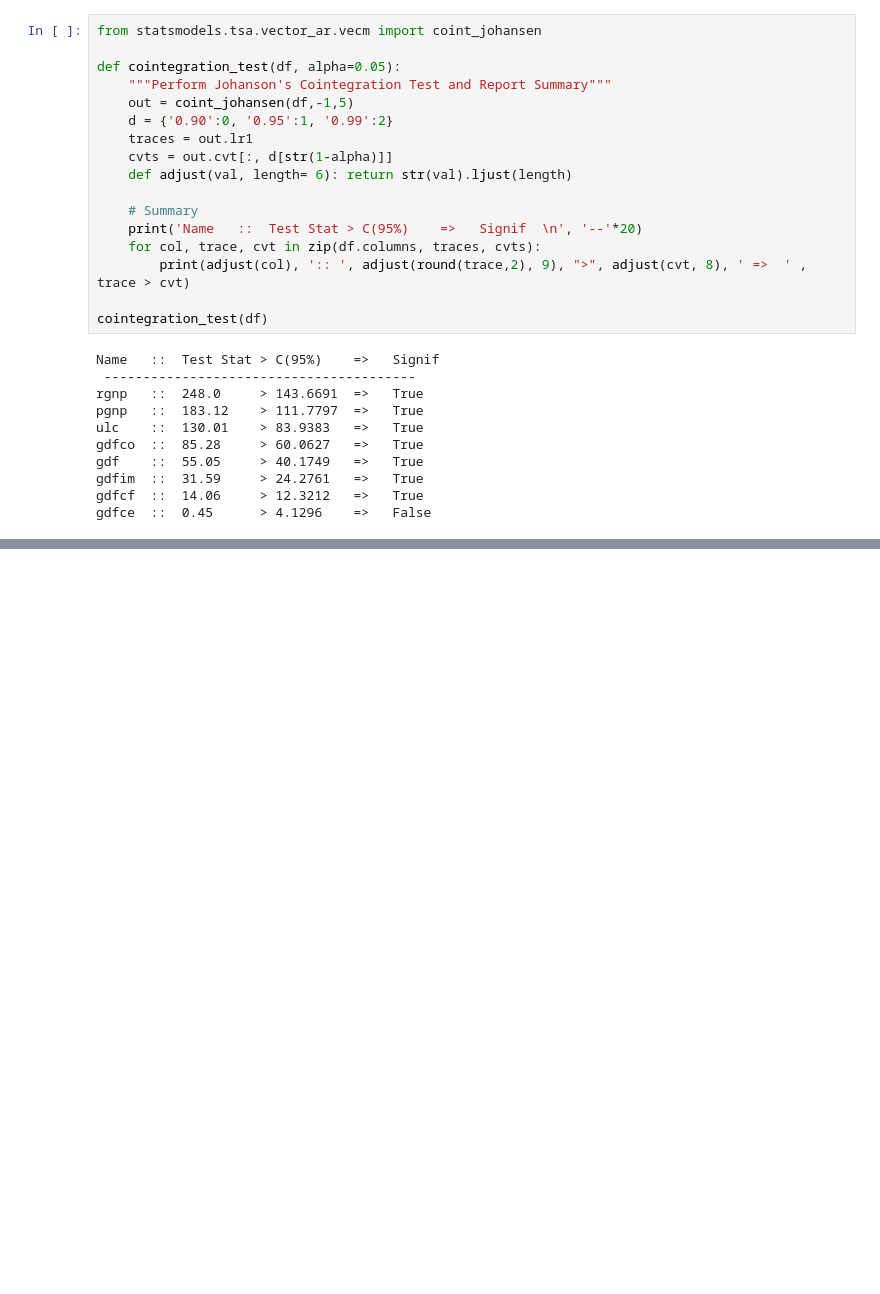
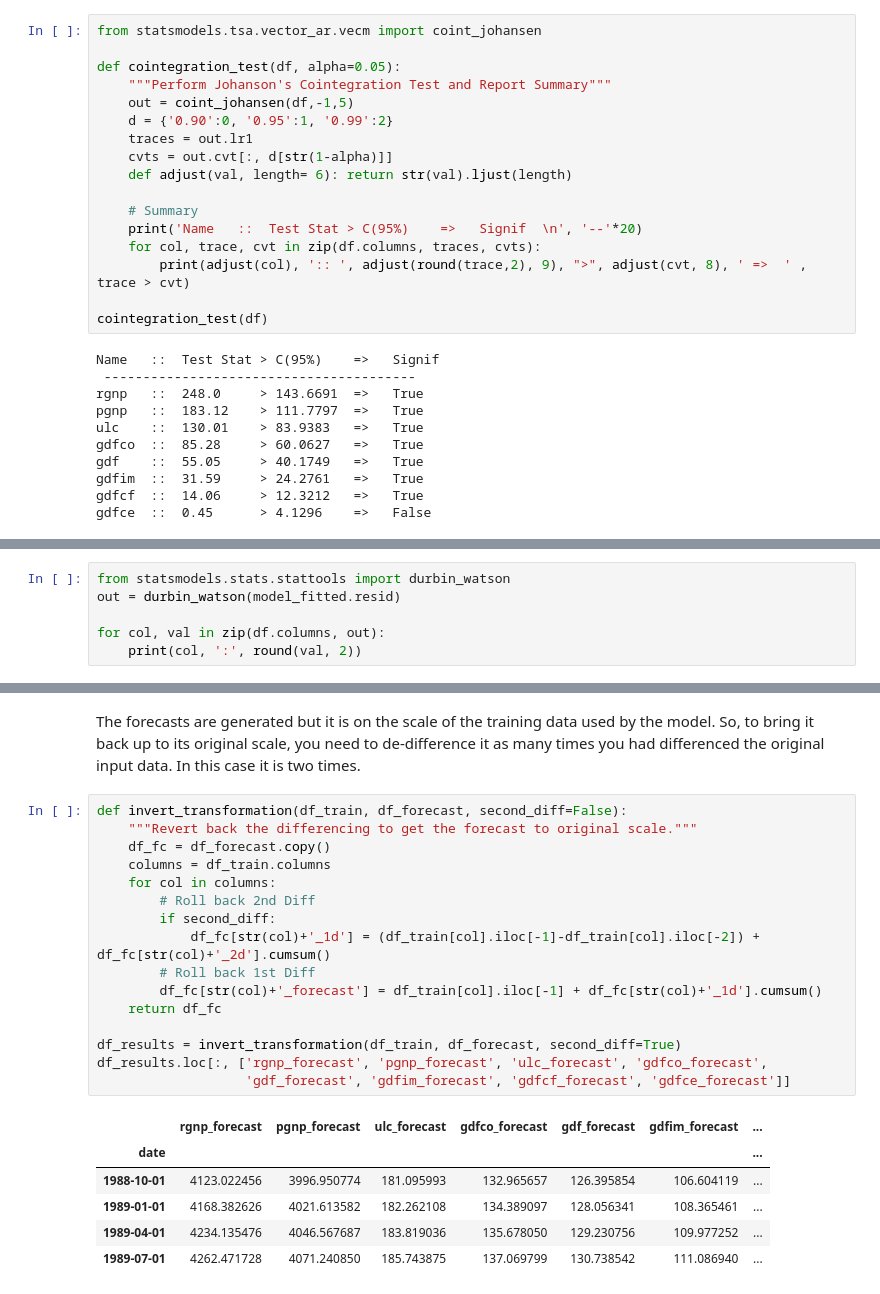
Before and after one commit to xxl4tomxu98/vector-autoregressive-model-wage-inflations, a Jupyter notebook: VAR-model.ipynb, the cells around one changed output, grey strips where cells are left out. Cells and saved outputs as stored; diff of their text form; blank space fills up the shorter version.

```diff
--- a/VAR-model.ipynb
+++ b/VAR-model.ipynb
@@ -118,0 +334,6 @@ gdfce  ::  0.45      > 4.1296    =>   False
+# %%
+from statsmodels.stats.stattools import durbin_watson
+out = durbin_watson(model_fitted.resid)
+
+for col, val in zip(df.columns, out):
+    print(col, ':', round(val, 2))
@@ -118,0 +377,25 @@ gdfce  ::  0.45      > 4.1296    =>   False
+# %% [markdown]
+The forecasts are generated but it is on the scale of the training data used by the model. So, to bring it back up to its original scale, you need to de-difference it as many times you had differenced the original input data. In this case it is two times.
+# %%
+def invert_transformation(df_train, df_forecast, second_diff=False):
+    """Revert back the differencing to get the forecast to original scale."""
+    df_fc = df_forecast.copy()
+    columns = df_train.columns
+    for col in columns:
+        # Roll back 2nd Diff
+        if second_diff:
+            df_fc[str(col)+'_1d'] = (df_train[col].iloc[-1]-df_train[col].iloc[-2]) + df_fc[str(col)+'_2d'].cumsum()
+        # Roll back 1st Diff
+        df_fc[str(col)+'_forecast'] = df_train[col].iloc[-1] + df_fc[str(col)+'_1d'].cumsum()
+    return df_fc
+
+df_results = invert_transformation(df_train, df_forecast, second_diff=True)
+df_results.loc[:, ['rgnp_forecast', 'pgnp_forecast', 'ulc_forecast', 'gdfco_forecast',
+                   'gdf_forecast', 'gdfim_forecast', 'gdfcf_forecast', 'gdfce_forecast']]
+# %% [output]
+|  | rgnp_forecast | pgnp_forecast | ulc_forecast | gdfco_forecast | gdf_forecast | gdfim_forecast | ... |
+| date |  |  |  |  |  |  | ... |
+| 1988-10-01 | 4123.022456 | 3996.950774 | 181.095993 | 132.965657 | 126.395854 | 106.604119 | ... |
+| 1989-01-01 | 4168.382626 | 4021.613582 | 182.262108 | 134.389097 | 128.056341 | 108.365461 | ... |
+| 1989-04-01 | 4234.135476 | 4046.567687 | 183.819036 | 135.678050 | 129.230756 | 109.977252 | ... |
+| 1989-07-01 | 4262.471728 | 4071.240850 | 185.743875 | 137.069799 | 130.738542 | 111.086940 | ... |
```
Also changed, not shown: parts of 20 cells of this notebook.
